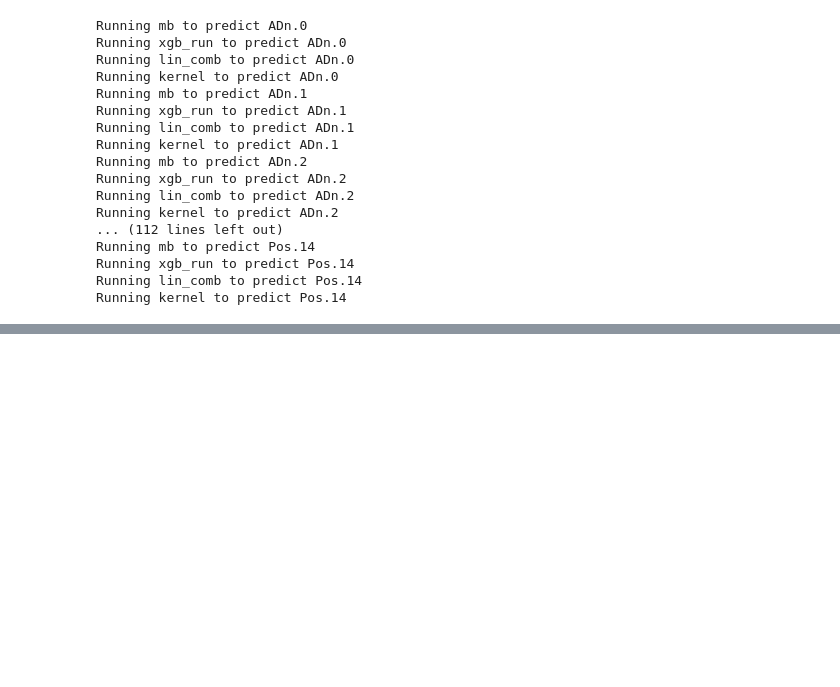
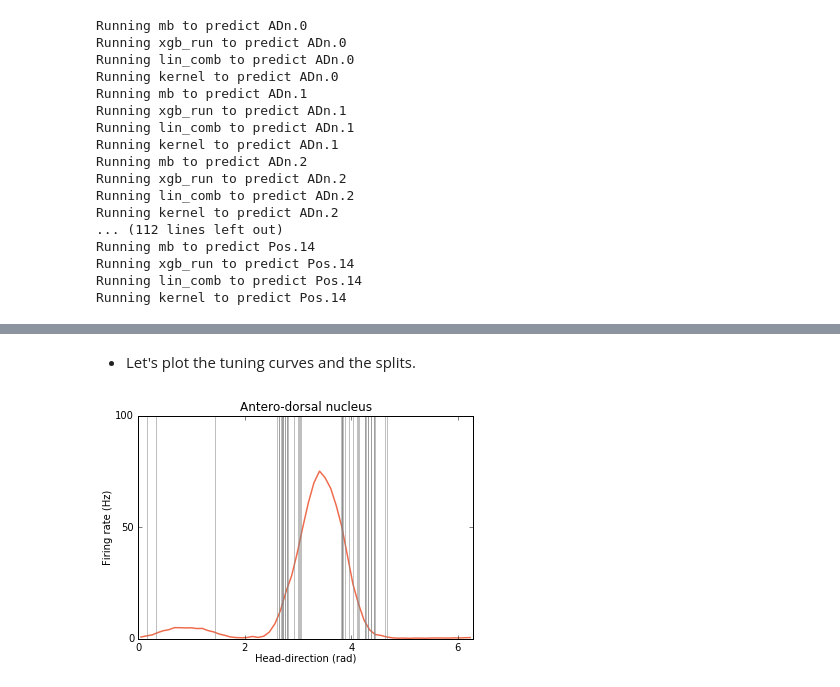
Before and after one commit to PeyracheLab/NeuroBoostedTrees, a Jupyter notebook: notebook/NeuroBoostedTrees.ipynb, the cells around one changed output, grey strips where cells are left out. Saved outputs shown, nothing was run; the diff lists cells and outputs as text; code cells hidden in the pictures; blank space fills up the shorter version.

```diff
--- a/notebook/NeuroBoostedTrees.ipynb
+++ b/notebook/NeuroBoostedTrees.ipynb
@@ -549,0 +512,18 @@ bar_gain(num_gain,f_compa,'Pos',nnPos)
+# %% [markdown]
+- Let's plot the tuning curves and the splits.
+# %%
+e = 'ADn'
+i = 0
+plot(tuningc[e][0], tuningc[e][1], color = colors_[i], linewidth = 1.5)
+xlabel('Head-direction (rad)', labelpad = 0.0)
+ylabel('Firing rate (Hz)', labelpad = 2.1)
+locator_params(axis='y', nbins = 3)
+locator_params(axis='x', nbins = 4)
+title(title_[i], fontsize = 12)
+xlim(0, 2*np.pi)
+
+[axvline(l, alpha = 1, color = 'grey', linewidth = 0.5) for l in np.unique(thresholds['ang'][e]['f0'])]
+
+show()
+# %% [output]
+[figure, added]
```
Also changed, not shown: parts of 64 cells of this notebook.
